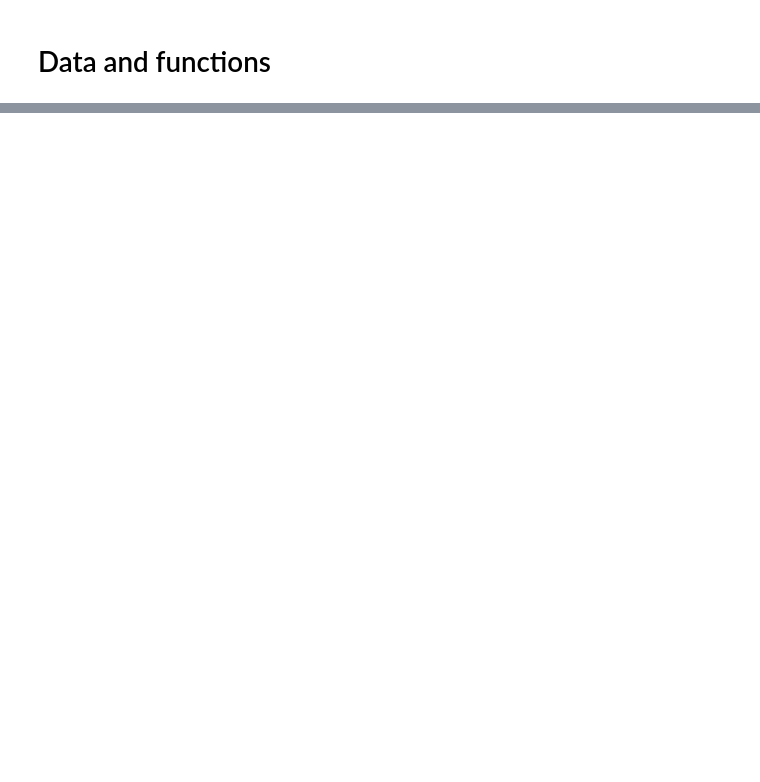
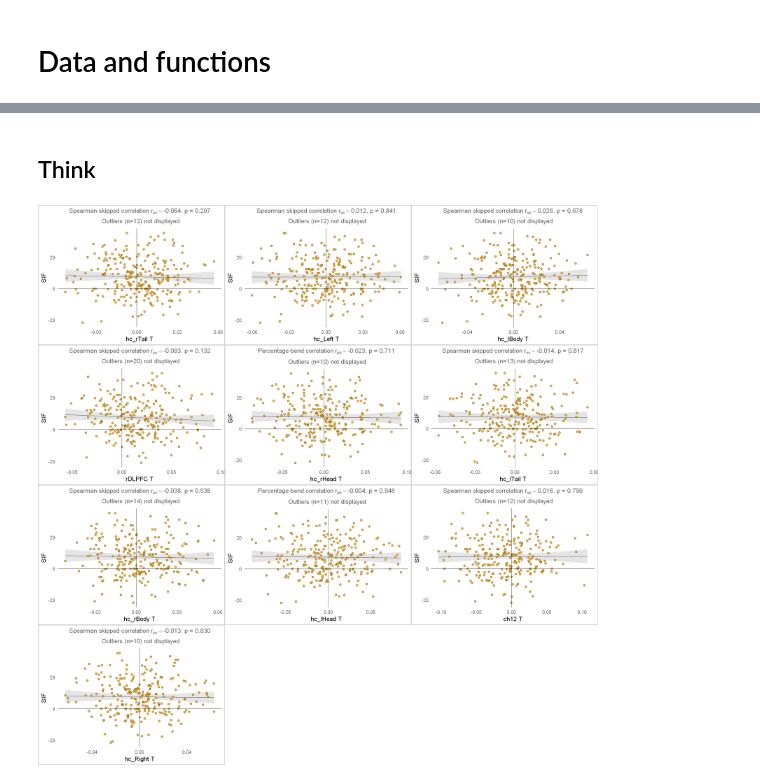
Before and after one commit to dcdace/TNT-Mega-Analysis, a Jupyter notebook: psc-behaviour.ipynb, the cells around one changed output, grey strips where cells are left out. Drawn from its saved outputs; the diff is of its cells as text; code cells hidden in the pictures; blank space fills up the shorter version.

```diff
--- a/psc-behaviour.ipynb
+++ b/psc-behaviour.ipynb
@@ -225,0 +86,6 @@ plotCorrelation(x, y,"NT","SIF",corRes, 1.8, 11, outliers, plotoutliers = FALSE)
+# %% [markdown]
+## Think
+# %%
+plot_per_roi(data_sif.psc, rois, "T", "SIF")
+# %% [output]
+[figure, added]
```
Also changed, not shown: parts of 39 cells of this notebook.
